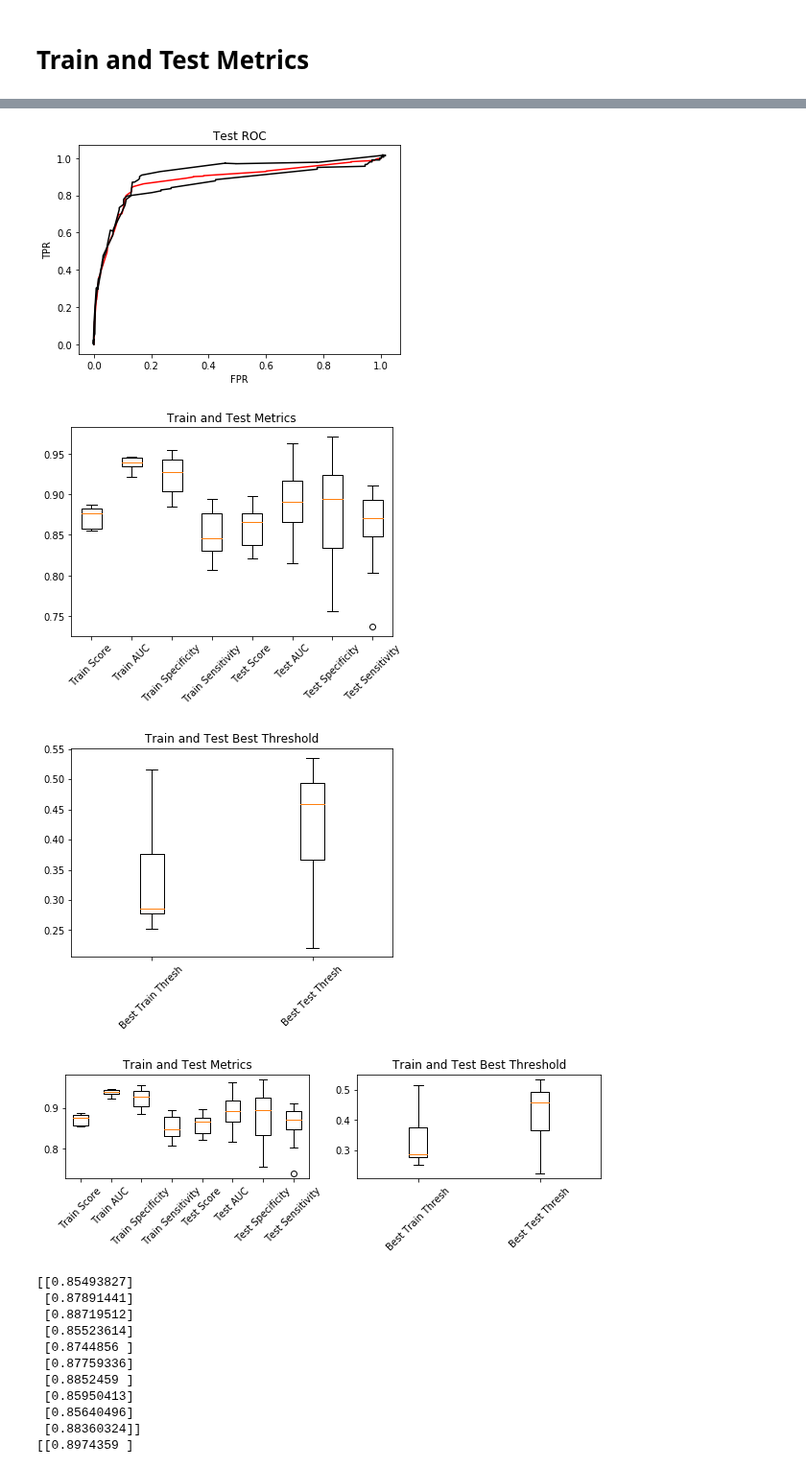
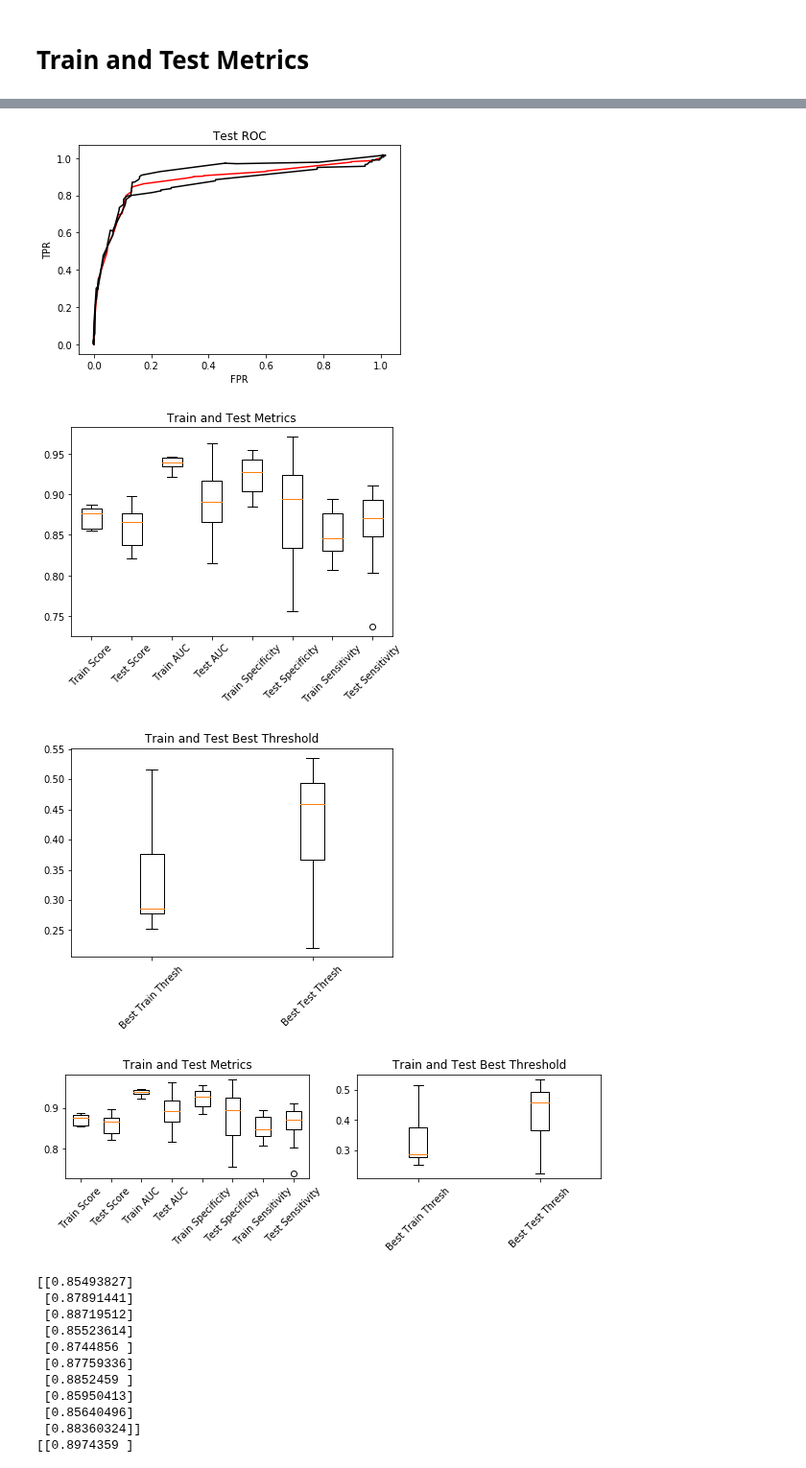
Before and after one commit to adit98/tbi, a Jupyter notebook: notebooks/Generate_Metric_Plots.ipynb, the cells around one changed output, grey strips where cells are left out. Shown at 96% size. Cells and saved outputs as stored; diff of their text form; code cells hidden in the pictures.

Commit message:
Re-ordered box plots

```diff
--- a/notebooks/Generate_Metric_Plots.ipynb
+++ b/notebooks/Generate_Metric_Plots.ipynb
@@ -136,10 +136,10 @@ def plot_metrics(data_to_plot):
     # Create the boxplot
     bp = ax.boxplot(data_to_plot)
     plt.title(title)
-    ax.set_xticklabels(['Train Score', 'Train AUC',
-                        'Train Specificity', 'Train Sensitivity',
-                        'Test Score', 'Test AUC',
-                        'Test Specificity', 'Test Sensitivity'])
+    ax.set_xticklabels(['Train Score','Test Score',
+                        'Train AUC', 'Test AUC',
+                        'Train Specificity', 'Test Specificity',
+                        'Train Sensitivity', 'Test Sensitivity'])
     plt.xticks(rotation=45)
     plt.show(fig1)
 
@@ -166,10 +166,10 @@ def plot_all(data_to_plot, theta_data):
     # Create the boxplot
     bp = ax.boxplot(data_to_plot)
     plt.title(title)
-    ax.set_xticklabels(['Train Score', 'Train AUC',
-                        'Train Specificity', 'Train Sensitivity',
-                        'Test Score', 'Test AUC',
-                        'Test Specificity', 'Test Sensitivity'])
+    ax.set_xticklabels(['Train Score','Test Score',
+                        'Train AUC', 'Test AUC',
+                        'Train Specificity', 'Test Specificity',
+                        'Train Sensitivity', 'Test Sensitivity'])
     plt.xticks(rotation=45)
 
     title = 'Train and Test Best Threshold'
@@ -184,7 +184,6 @@ def plot_all(data_to_plot, theta_data):
 
 
 def plot_roc(train, tpr, fpr):
-
     if train:
         title = 'Train ROC'
     else:
@@ -203,36 +202,42 @@ def plot_roc(train, tpr, fpr):
     plt.plot(np.add(avg_fpr, -1*fpr_std), np.add(avg_tpr, -1*tpr_std), 'k')
     plt.show()
 # %%
-metric_data_to_plot = []
+metric_data_to_plot = {'train':[], 'test':[]}
 theta_data = []
 for t in ['train', 'test']:
     scores = np.load(os.path.join(metrics_path, t+"_scores.npy"), allow_pickle=True)
     scores = [i[0] for i in scores]
     auc = np.load(os.path.join(metrics_path, t+"_auc_all.npy"), allow_pickle=True)
     auc = [i[0] for i in auc]
     fpr = np.load(os.path.join(metrics_path, t+"_fpr_all.npy"), allow_pickle=True)
     tpr = np.load(os.path.join(metrics_path, t+"_tpr_all.npy"), allow_pickle=True)
     thresh = np.load(os.path.join(metrics_path, t+"_thresholds_all.npy"), allow_pickle=True)
     tpr_reindexed, fpr_reindexed, thresh_reindexed = reindex_thresh(tpr, fpr, thresh)
     best_threshs, best_thresh_inds = get_theta_star(tpr_reindexed, fpr_reindexed, thresh_reindexed)
     sens, spec = get_best_sens_spec(tpr_reindexed, fpr_reindexed, best_thresh_inds)
     train = t == 'train'
     plot_roc(train, tpr_reindexed, fpr_reindexed)
-    metric_data_to_plot.append(scores)
-    metric_data_to_plot.append(auc)
-    metric_data_to_plot.append(spec)
-    metric_data_to_plot.append(sens)
+    metric_data_to_plot[t].append(scores)
+    metric_data_to_plot[t].append(auc)
+    metric_data_to_plot[t].append(spec)
+    metric_data_to_plot[t].append(sens)
     theta_data.append(best_threshs)
 
-plot_metrics(metric_data_to_plot)
+# Re-ordering vectors so same data type is adjacent for train and test
+final_metric_data = []
+for i in range(len(metric_data_to_plot['train'])):
+    final_metric_data.append(list(metric_data_to_plot['train'][i]))
+    final_metric_data.append(list(metric_data_to_plot['test'][i]))
+
+plot_metrics(final_metric_data)
 plot_theta_star(theta_data)
-plot_all(metric_data_to_plot, theta_data)
+plot_all(final_metric_data, theta_data)
 # %% [output]
 [figure]
 [figure]
-[figure, old version]
+[figure, new version]
 [figure]
-[figure, old version]
+[figure, new version]
 # %%
 train_scores = np.load('../model_metrics/exp1/train_scores.npy')
 print(train_scores)
```
